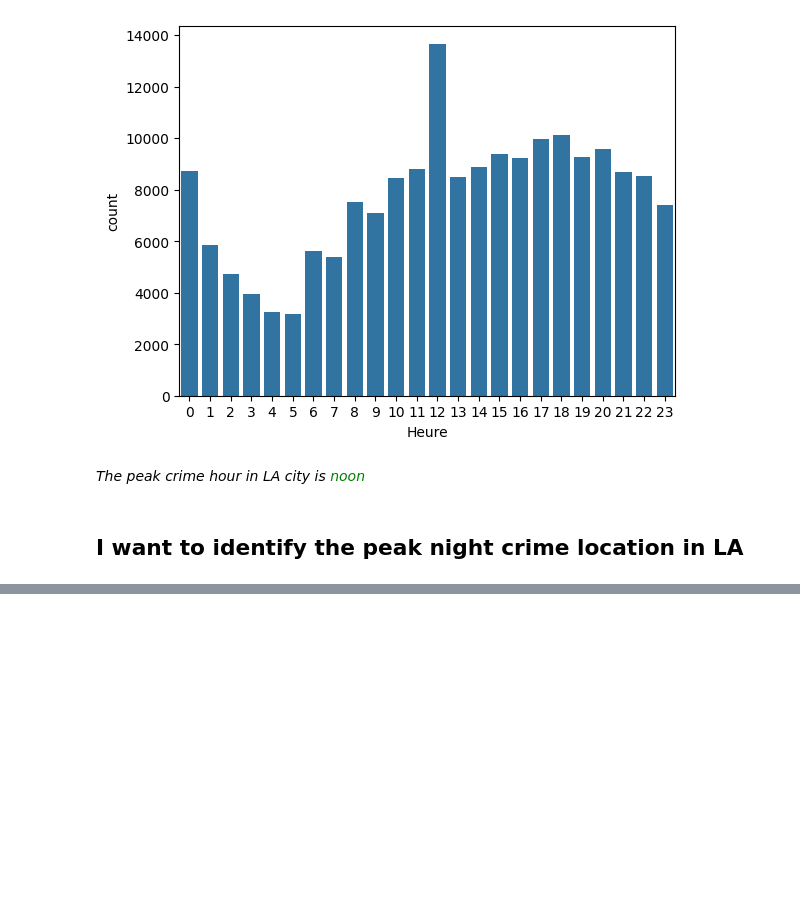
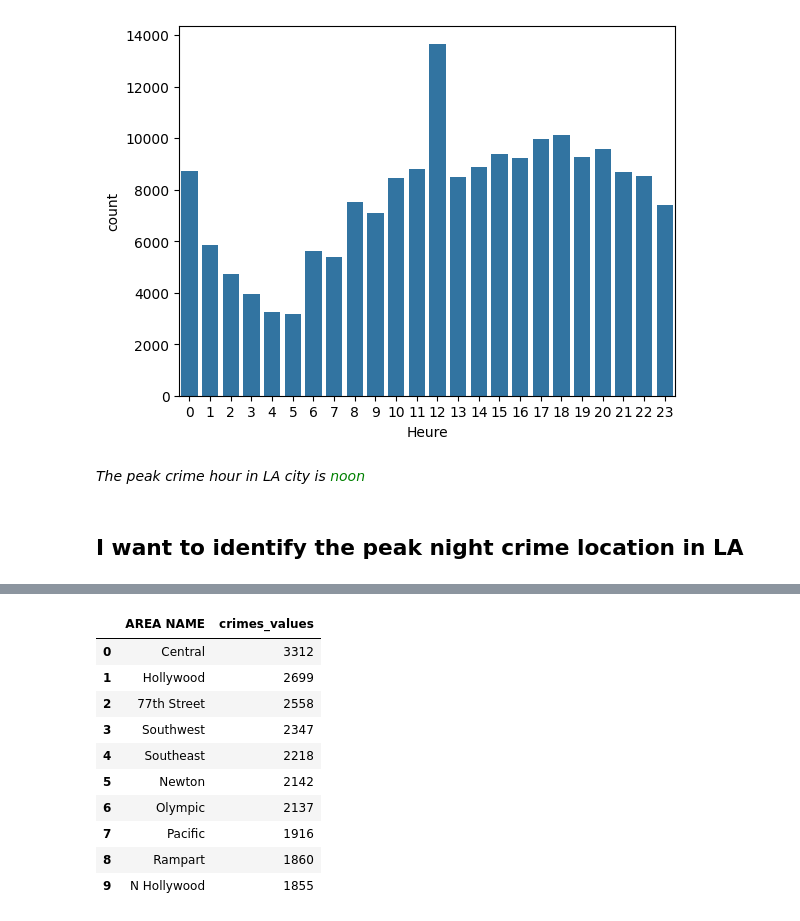
Before and after one commit to vrmelox/LA_crime_analysis, a Jupyter notebook: notebook.ipynb, the cells around one changed output, grey strips where cells are left out. Saved outputs shown, nothing was run; the diff lists cells and outputs as text; code cells hidden in the pictures; blank space fills up the shorter version.

```diff
--- a/notebook.ipynb
+++ b/notebook.ipynb
@@ -103,0 +147,14 @@ crimes_df["TIME OCC"] = crimes_df["TIME OCC"].apply(lambda x: timedot(x))
+# %%
+top_area_night_crimes
+# %% [output]
+|  | AREA NAME | crimes_values |
+| 0 | Central | 3312 |
+| 1 | Hollywood | 2699 |
+| 2 | 77th Street | 2558 |
+| 3 | Southwest | 2347 |
+| 4 | Southeast | 2218 |
+| 5 | Newton | 2142 |
+| 6 | Olympic | 2137 |
+| 7 | Pacific | 1916 |
+| 8 | Rampart | 1860 |
+| 9 | N Hollywood | 1855 |
```
Also changed, not shown: parts of 8 cells of this notebook.
